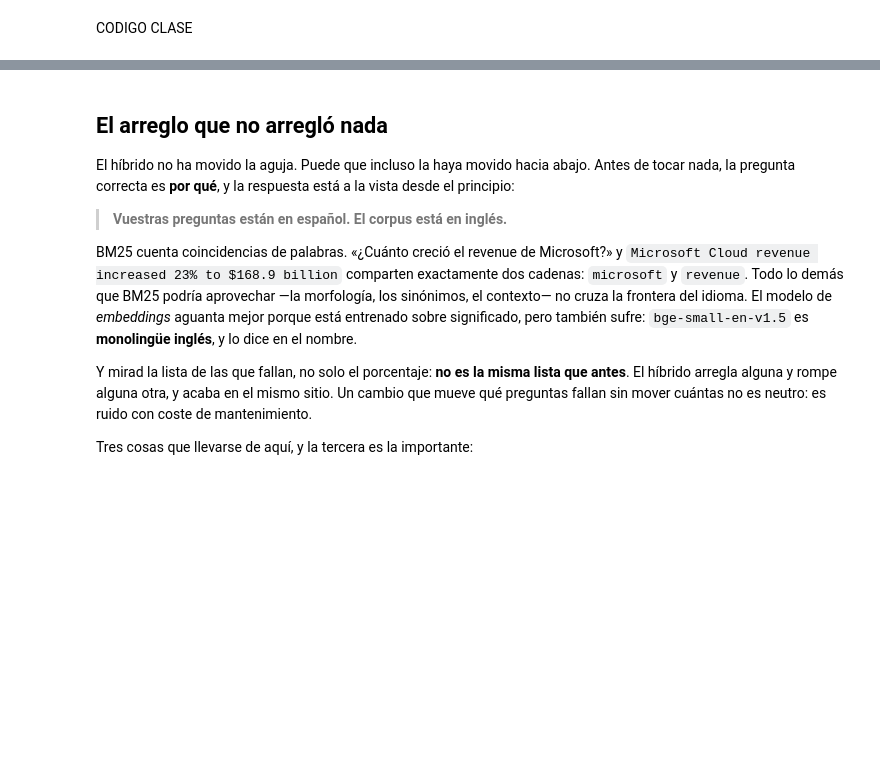
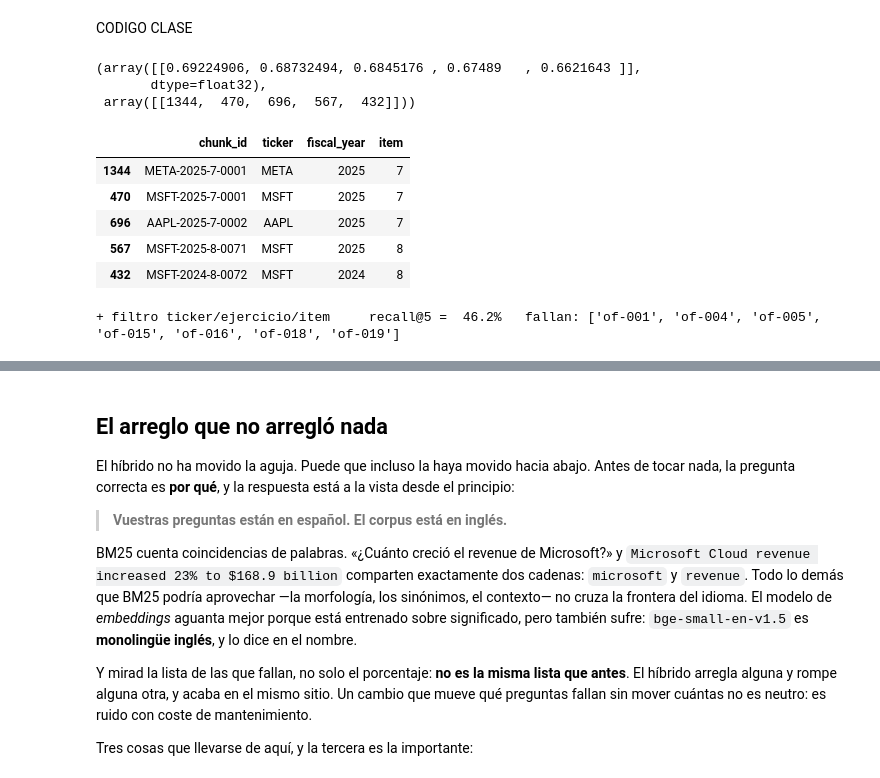
Before and after one commit to NataliaSJO/Taller-B5-T5-NPL, a Jupyter notebook: Clase_2/S2_Robustez_y_Evaluacion_Alumno.ipynb, the cells around one changed output, grey strips where cells are left out. Drawn from its saved outputs; the diff is of its cells as text; code cells hidden in the pictures; blank space fills up the shorter version.

```diff
--- a/Clase_2/S2_Robustez_y_Evaluacion_Alumno.ipynb
+++ b/Clase_2/S2_Robustez_y_Evaluacion_Alumno.ipynb
@@ -98,16 +98,26 @@ OPENROUTER_API_KEY: guardada en el entorno de esta sesión.
 # Si los teneis en Drive:
 #     from google.colab import drive; drive.mount("/content/drive")
 # y anadid la carpeta a CANDIDATOS.
-import hashlib, pathlib, zipfile
+import hashlib, pathlib, sys, zipfile
+
+# Dentro del repositorio el kernel puede arrancar en la raíz o en Clase_2/:
+# se localiza la raíz y se usan rutas absolutas. En Colab no hay raíz y todo
+# funciona como antes.
+RAIZ = next((p for p in [pathlib.Path.cwd(), *pathlib.Path.cwd().parents]
+             if (p / "Clase_2" / "miax_s2.py").is_file()), None)
+if RAIZ is not None:
+    for carpeta in (RAIZ, RAIZ / "Clase_2"):
+        if str(carpeta) not in sys.path:
+            sys.path.insert(0, str(carpeta))
 
 PAQUETES = [
     ("corpus_miax_2026.zip", "4233c37fc9e9d12091af7a146063ad70903a3fe51404a485854f4021c63daee4"),
     ("indice_faiss.zip", "6b5610ad8ac6ea50364445d39bb464d993cbd87048fb07c4fe16657d7ac11655"),
 ]
 URL_RESPALDO = ""          # vacio si no estan alojados
-DESTINO = pathlib.Path("corpus")
+DESTINO = RAIZ / "corpus" if RAIZ is not None else pathlib.Path("corpus")
 
-CANDIDATOS = [
+CANDIDATOS = ([RAIZ, RAIZ / "dataset"] if RAIZ is not None else []) + [
     pathlib.Path("."),
     pathlib.Path("/content"),
     pathlib.Path("/content/drive/MyDrive/MIAX_2026"),
@@ -137,8 +147,14 @@ def _localizar(nombre):
     return None
 
 
+# Si el corpus ya está extraído no se vuelve a descomprimir encima: basta
+# con verificarlo contra los manifiestos más abajo.
+NECESARIOS = ["chunks.jsonl", "secciones.jsonl", "xbrl_facts.parquet",
+              "indice/corpus.faiss", "indice/chunks_meta.parquet"]
+YA_EXTRAIDO = all((DESTINO / n).is_file() for n in NECESARIOS)
+
 try:
-    for nombre, esperado in PAQUETES:
+    for nombre, esperado in ([] if YA_EXTRAIDO else PAQUETES):
         origen = _localizar(nombre)
         assert origen is not None, (
             f"No encuentro {nombre}. Subelo con el panel de ficheros de "
@@ -176,4 +192,9 @@ try:
 except Exception as e:
     print("No se pudo preparar el corpus:", e)
     print("Pide los ficheros al profesor y dejalos junto al notebook.")
+
+# miax_s2 busca el corpus en rutas relativas: se le indica dónde está.
+import miax_s2
+if DESTINO.resolve() not in [pathlib.Path(c).resolve() for c in miax_s2.CANDIDATOS_CORPUS]:
+    miax_s2.CANDIDATOS_CORPUS.insert(0, DESTINO)
 # %% [output]
@@ -440,11 +537,29 @@ for g in con_ancla:
 # %% [markdown]
 CODIGO CLASE
 # %%
-pregunta = "benedicio neto microsoft 2025"
-intento = indice.search(m2.encode([pregunta]), indice.ntotal)
-# devuelve el vector con los numeros donde encuentra la pregunta, y el indice de esos vectores en el dataset.
+# Apuntes de clase: buscar a mano en el índice FAISS.
+indice, meta, m2 = miax_s2.cargar_indice()
+pregunta = "beneficio neto microsoft 2025"
+# codificar() añade el prefijo de consulta de BGE; m2.encode() a secas recupera peor.
+intento = indice.search(miax_s2.codificar([pregunta]), 5)
+# Devuelve (puntuaciones, posiciones): la similitud de cada vector encontrado
+# y su fila en `meta`.
+intento
+# %% [output]
+(array([[0.69224906, 0.68732494, 0.6845176 , 0.67489   , 0.6621643 ]],
+       dtype=float32),
+ array([[1344,  470,  696,  567,  432]]))
 # %%
-int(meta.iloc[intento[1][0]].iloc[1].texto)
+# Las filas de `meta` que ha devuelto la búsqueda. El texto es texto: no se
+# puede convertir a int(); las cifras salen del XBRL.
+meta.iloc[intento[1][0]][["chunk_id", "ticker", "fiscal_year", "item"]]
+# %% [output]
+|  | chunk_id | ticker | fiscal_year | item |
+| 1344 | META-2025-7-0001 | META | 2025 | 7 |
+| 470 | MSFT-2025-7-0001 | MSFT | 2025 | 7 |
+| 696 | AAPL-2025-7-0002 | AAPL | 2025 | 7 |
+| 567 | MSFT-2025-8-0071 | MSFT | 2025 | 8 |
+| 432 | MSFT-2024-8-0072 | MSFT | 2024 | 8 |
 # %%
 # ARREGLO 1 (8 min) — Filtrar por metadatos.
 #
@@ -476,14 +591,17 @@ def con_filtros(consulta: str, ticker=None, fiscal_year=None, item=None,
             continue
         if fiscal_year is not None and int(fila.fiscal_year) != fiscal_year:
             continue
-        if item is not None and fila.item != item:
+        # fila["item"], no fila.item: en pandas, Series.item es un método y
+        # la comparación descartaba todos los fragmentos sin dar error.
+        if item is not None and fila["item"] != item:
             continue
 
-        #resultado  puede ser las dos opciones
-        resultado.append(miax_s2.fila_a_fragmento(fila, puntuacion[0][posicion]))
-        resultado.append(meta.iloc[posicion[0]].texto)
+        # `puntuacion` y `posicion` ya son un número cada una (vienen del zip):
+        # no se indexan otra vez. Se guarda sólo el fragmento en el formato de
+        # la métrica; su texto ya va dentro, en fragmento["texto"].
+        resultado.append(miax_s2.fila_a_fragmento(fila, puntuacion))
         if len(resultado) >= k:
-            break;
+            break
     return resultado
     #   3. Descartad el que no cuadre con los filtros que NO sean None.
     #      Ojo con `fiscal_year`: en el índice es un entero.
@@ -501,4 +619,6 @@ RESULTADOS["2 · + filtro de metadatos"] = medir(
 # El matiz que hay que decir en voz alta: en producción nadie os da el ticker
 # y el item en una tabla. Los tiene que sacar el agente de la pregunta y
 # pasarlos como argumentos de `search_filings`.
+# %% [output]
++ filtro ticker/ejercicio/item     recall@5 =  46.2%   fallan: ['of-001', 'of-004', 'of-005', 'of-015', 'of-016', 'of-018', 'of-019']
 # %%
```
Also changed, not shown: parts of 22 cells of this notebook, 11 other files.
